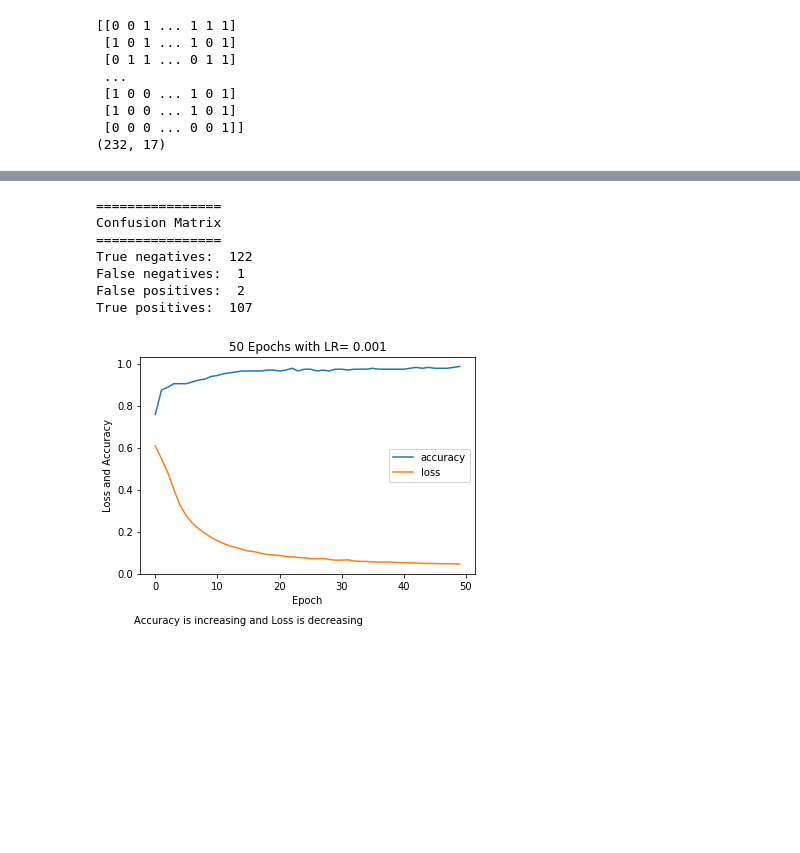
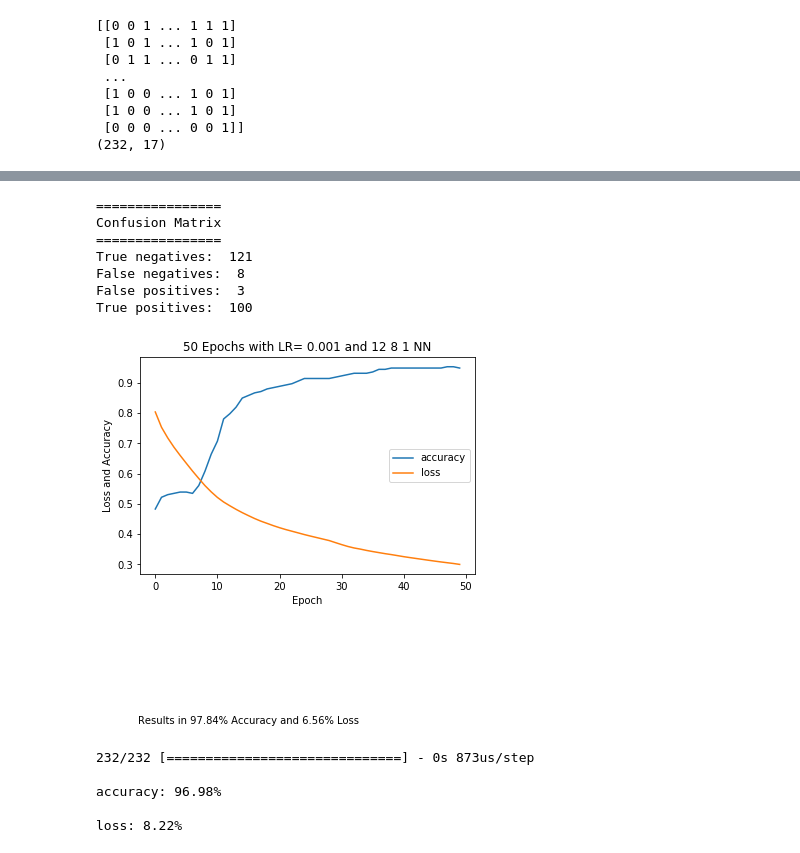
Before and after one commit to walshg3/DataScience, a Jupyter notebook: DSSA-5104-DEEP-LEARNING/Project 2/congressional-voting/Project2_2_Very_Incomplete.ipynb, the cells around one changed output, grey strips where cells are left out. Drawn from its saved outputs; the diff is of its cells as text; code cells hidden in the pictures; blank space fills up the shorter version.

```diff
--- a/DSSA-5104-DEEP-LEARNING/Project 2/congressional-voting/Project2_2_Very_Incomplete.ipynb
+++ b/DSSA-5104-DEEP-LEARNING/Project 2/congressional-voting/Project2_2_Very_Incomplete.ipynb
@@ -59,9 +64,16 @@ Y = df[:,0]
 # %%
+# 3 Layers Relu Relu Sigmoid 12 8 1 NN
+# Reset Variables
+model = None
+history = None
+Y_predict = None
+adam = None
+
 # Set Epochs
 epochs = 50
 # Create NN Model
 model = Sequential()
-model.add(Dense(12, input_dim=16, activation='relu'))
+model.add(Dense(12, input_dim = 16, activation='relu'))
 model.add(Dense(8, activation='relu'))
 model.add(Dense(1, activation='sigmoid'))
 adam = optimizers.Adam(lr=0.001, beta_1=0.9, beta_2=0.999, epsilon=None, decay=0.0, amsgrad=False)
@@ -69,7 +81,7 @@ adam = optimizers.Adam(lr=0.001, beta_1=0.9, beta_2=0.999, epsilon=None, decay=0
 model.compile(loss='binary_crossentropy', optimizer='adam', metrics=['accuracy'])
 
 # Fit the NN 50 with epochs
-history = model.fit(X,Y,epochs=epochs,batch_size=10, verbose=0)
+history = model.fit(X,Y,epochs=epochs, verbose=0)
 
 # Evaluate the NN
 scores = model.evaluate(X, Y)
@@ -95,27 +107,61 @@ print('================')
 print('Confusion Matrix')
 print('================')
 CM = confusion_matrix(Y, y_pred)
-print('True negatives: ',CM[0,0])
-print('False negatives: ',CM[1,0])
-print('False positives: ',CM[0,1])
-print('True positives: ',CM[1,1])
+print('True negatives: ',  CM[0,0])
+print('False negatives: ', CM[1,0])
+print('False positives: ', CM[0,1])
+print('True positives: ',  CM[1,1])
 # %% [output]
 ================
 Confusion Matrix
 ================
-True negatives:  122
-False negatives:  1
-False positives:  2
-True positives:  107
+True negatives:  121
+False negatives:  8
+False positives:  3
+True positives:  100
 # %%
 # Plot Loss and Accuracy by Epoch
 plt.plot(history.history['accuracy'])
 plt.plot(history.history['loss'])
-plt.title('50 Epochs with LR= 0.001')
+plt.title('50 Epochs with LR= 0.001 and 12 8 1 NN')
 plt.ylabel('Loss and Accuracy')
 plt.xlabel('Epoch')
 plt.legend(['accuracy', 'loss'], loc='center right')
-plt.text(15,-0.2, 'Accuracy is increasing and Loss is decreasing', ha='center', va='top')
+plt.text(15,-0.2, 'Results in 97.84% Accuracy and 6.56% Loss', ha='center', va='top')
 plt.show()
 # %% [output]
-[figure, old version]
+[figure, new version]
+# %%
+# 3 Layers Relu Relu Sigmoid 20 7 1 NN
+# Reset Variables
+model = None
+history = None
+Y_predict = None
+adam = None
+# Create NN Model
+model = Sequential()
+model.add(Dense(20, input_dim = 16, activation='relu'))
+model.add(Dense(7, activation='relu'))
+model.add(Dense(1, activation='sigmoid'))
+adam = optimizers.Adam(lr=0.001, beta_1=0.9, beta_2=0.999, epsilon=None, decay=0.0, amsgrad=False)
+# Compile the NN
+model.compile(loss='binary_crossentropy', optimizer='adam', metrics=['accuracy'])
+
+# Fit the NN 50 with epochs
+history = model.fit(X,Y,epochs=epochs,verbose=0)
+
+# Evaluate the NN
+scores = model.evaluate(X, Y)
+
+# Predict the NN
+Y_predict = model.predict(X)
+
+# Print our Accuracy and Loss
+print("\n%s: %.2f%%" % (model.metrics_names[1], scores[1]*100))
+print("\n%s: %.2f%%" % (model.metrics_names[0], scores[0]*100))
+# %% [output]
+232/232 [==============================] - 0s 873us/step
+
+accuracy: 96.98%
+
+loss: 8.22%
```
Also changed, not shown: parts of 14 cells of this notebook, 1 other file.
